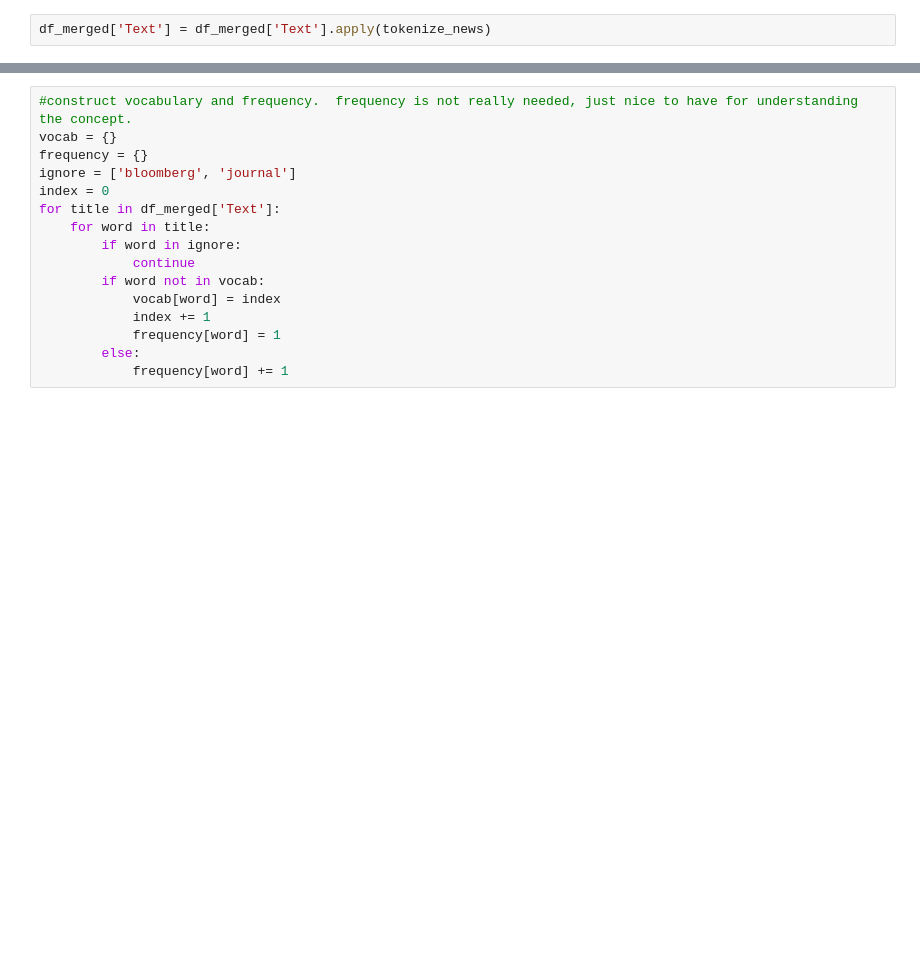
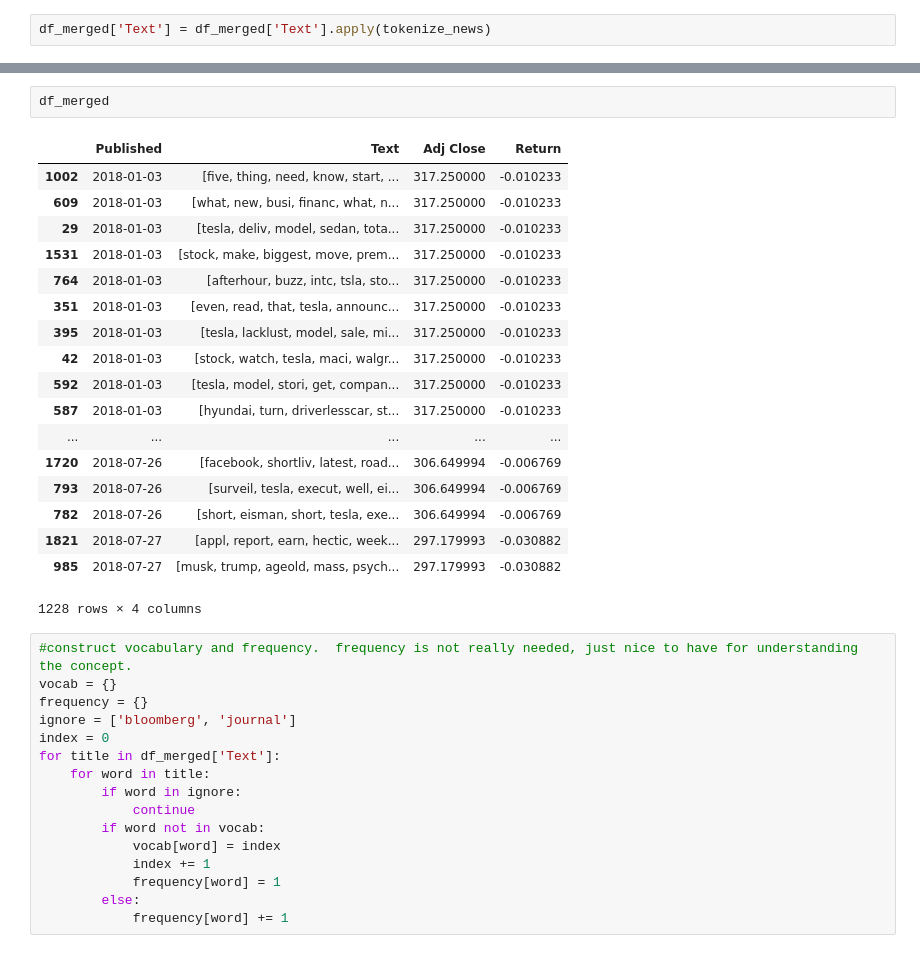
Before and after one commit to jameschanx/Sentiment_Stock_Trader-NLP, a Jupyter notebook: Sentiment Trader.ipynb, the cells around one changed output, grey strips where cells are left out. Cells and saved outputs as stored; diff of their text form; blank space fills up the shorter version.

```diff
--- a/Sentiment Trader.ipynb
+++ b/Sentiment Trader.ipynb
@@ -140,3 +143,24 @@ df_merged.head()
+# %%
+df_merged
+# %% [output]
+|  | Published | Text | Adj Close | Return |
+| 1002 | 2018-01-03 | [five, thing, need, know, start, ... | 317.250000 | -0.010233 |
+| 609 | 2018-01-03 | [what, new, busi, financ, what, n... | 317.250000 | -0.010233 |
+| 29 | 2018-01-03 | [tesla, deliv, model, sedan, tota... | 317.250000 | -0.010233 |
+| 1531 | 2018-01-03 | [stock, make, biggest, move, prem... | 317.250000 | -0.010233 |
+| 764 | 2018-01-03 | [afterhour, buzz, intc, tsla, sto... | 317.250000 | -0.010233 |
+| 351 | 2018-01-03 | [even, read, that, tesla, announc... | 317.250000 | -0.010233 |
+| 395 | 2018-01-03 | [tesla, lacklust, model, sale, mi... | 317.250000 | -0.010233 |
+| 42 | 2018-01-03 | [stock, watch, tesla, maci, walgr... | 317.250000 | -0.010233 |
+| 592 | 2018-01-03 | [tesla, model, stori, get, compan... | 317.250000 | -0.010233 |
+| 587 | 2018-01-03 | [hyundai, turn, driverlesscar, st... | 317.250000 | -0.010233 |
+| ... | ... | ... | ... | ... |
+| 1720 | 2018-07-26 | [facebook, shortliv, latest, road... | 306.649994 | -0.006769 |
+| 793 | 2018-07-26 | [surveil, tesla, execut, well, ei... | 306.649994 | -0.006769 |
+| 782 | 2018-07-26 | [short, eisman, short, tesla, exe... | 306.649994 | -0.006769 |
+| 1821 | 2018-07-27 | [appl, report, earn, hectic, week... | 297.179993 | -0.030882 |
+| 985 | 2018-07-27 | [musk, trump, ageold, mass, psych... | 297.179993 | -0.030882 |
+1228 rows × 4 columns
 # %%
 #construct vocabulary and frequency.  frequency is not really needed, just nice to have for understanding the concept.
 vocab = {}
```
Also changed, not shown: parts of 25 cells of this notebook.
